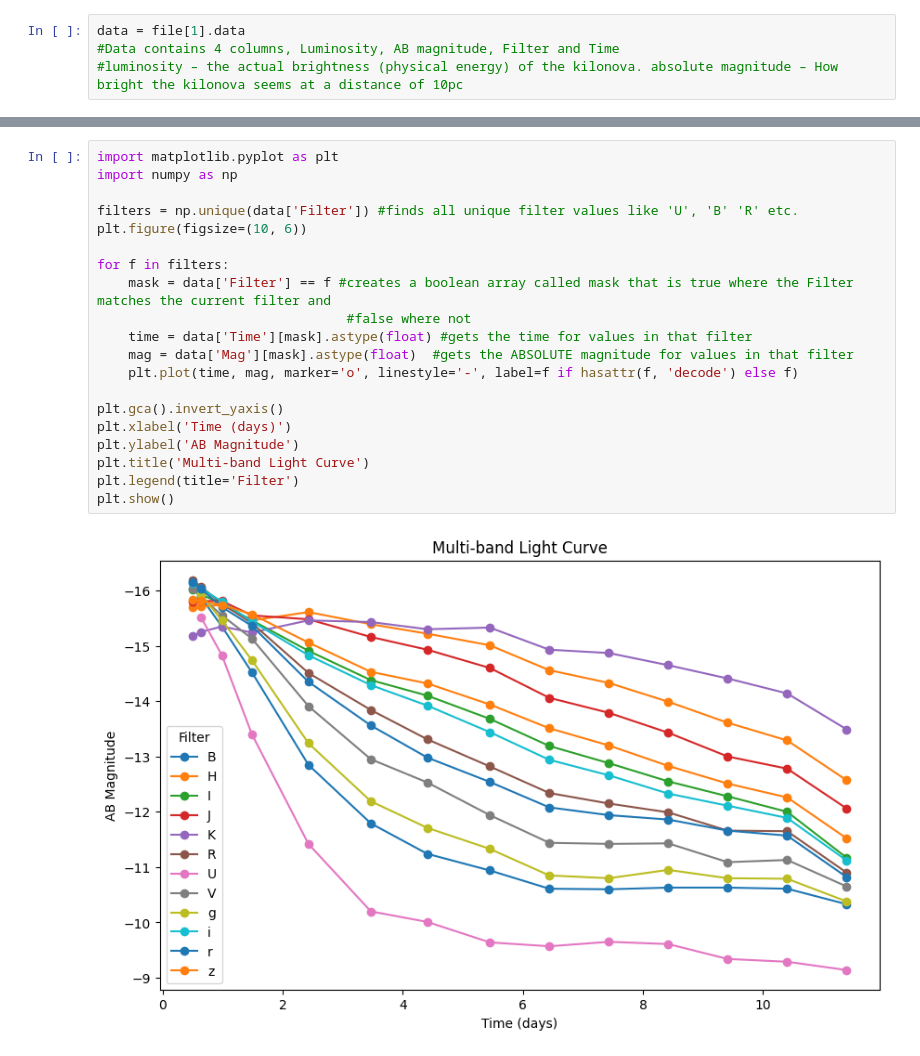
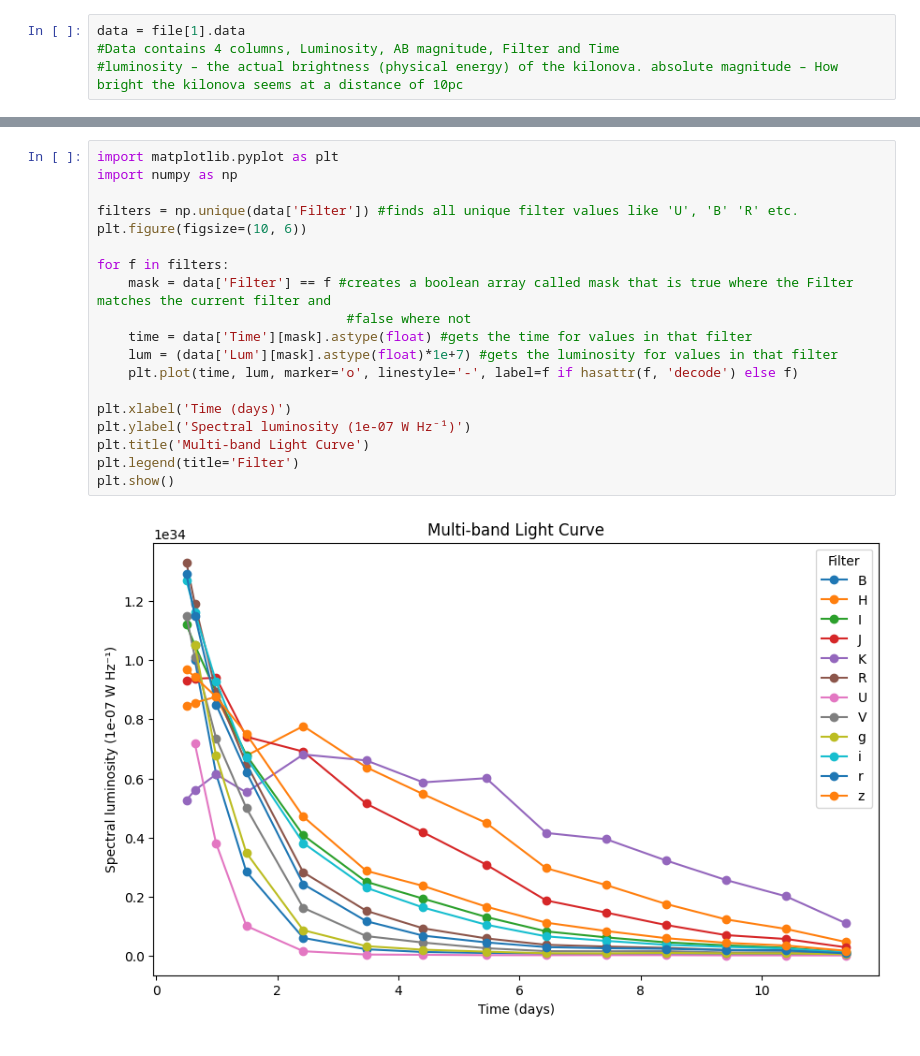
Before and after one commit to fa22991/Modeling-kilonovae-based-on-at2017gfo-, a Jupyter notebook: lightcurve.ipynb, the cells around one changed output, grey strips where cells are left out. Saved outputs shown, nothing was run; the diff lists cells and outputs as text.

```diff
--- a/lightcurve.ipynb
+++ b/lightcurve.ipynb
@@ -41,25 +23,24 @@ plt.show()
-# %%
-import matplotlib.pyplot as plt
-import numpy as np
-
-filters = np.unique(data['Filter']) #finds all unique filter values like 'U', 'B' 'R' etc.
-plt.figure(figsize=(10, 6))
-
-for f in filters:
-    mask = data['Filter'] == f #creates a boolean array called mask that is true where the Filter matches the current filter and
-                                #false where not
-    time = data['Time'][mask].astype(float) #gets the time for values in that filter
-    mag = data['Mag'][mask].astype(float)  #gets the ABSOLUTE magnitude for values in that filter
-    plt.plot(time, mag, marker='o', linestyle='-', label=f if hasattr(f, 'decode') else f)
-
-plt.gca().invert_yaxis()
-plt.xlabel('Time (days)')
-plt.ylabel('AB Magnitude')
-plt.title('Multi-band Light Curve')
-plt.legend(title='Filter')
-plt.show()
-# %% [output]
-[figure, old version]
+# %%
+import matplotlib.pyplot as plt
+import numpy as np
+
+filters = np.unique(data['Filter']) #finds all unique filter values like 'U', 'B' 'R' etc.
+plt.figure(figsize=(10, 6))
+
+for f in filters:
+    mask = data['Filter'] == f #creates a boolean array called mask that is true where the Filter matches the current filter and
+                                #false where not
+    time = data['Time'][mask].astype(float) #gets the time for values in that filter
+    lum = (data['Lum'][mask].astype(float)*1e+7) #gets the luminosity for values in that filter
+    plt.plot(time, lum, marker='o', linestyle='-', label=f if hasattr(f, 'decode') else f)
+
+plt.xlabel('Time (days)')
+plt.ylabel('Spectral luminosity (1e-07 W Hz⁻¹)')
+plt.title('Multi-band Light Curve')
+plt.legend(title='Filter')
+plt.show()
+# %% [output]
+[figure, new version]
 # %% [markdown]
 # Magnitude vs Time
 
```
Also changed, not shown: parts of 9 cells of this notebook, 2 other files.
